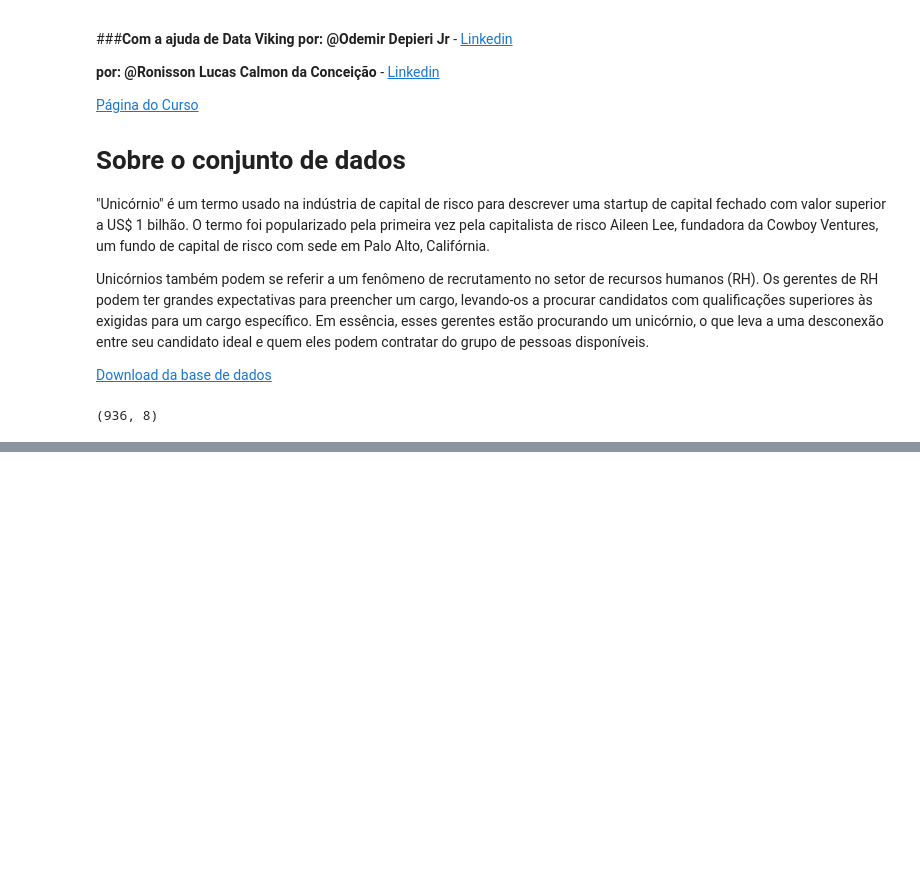
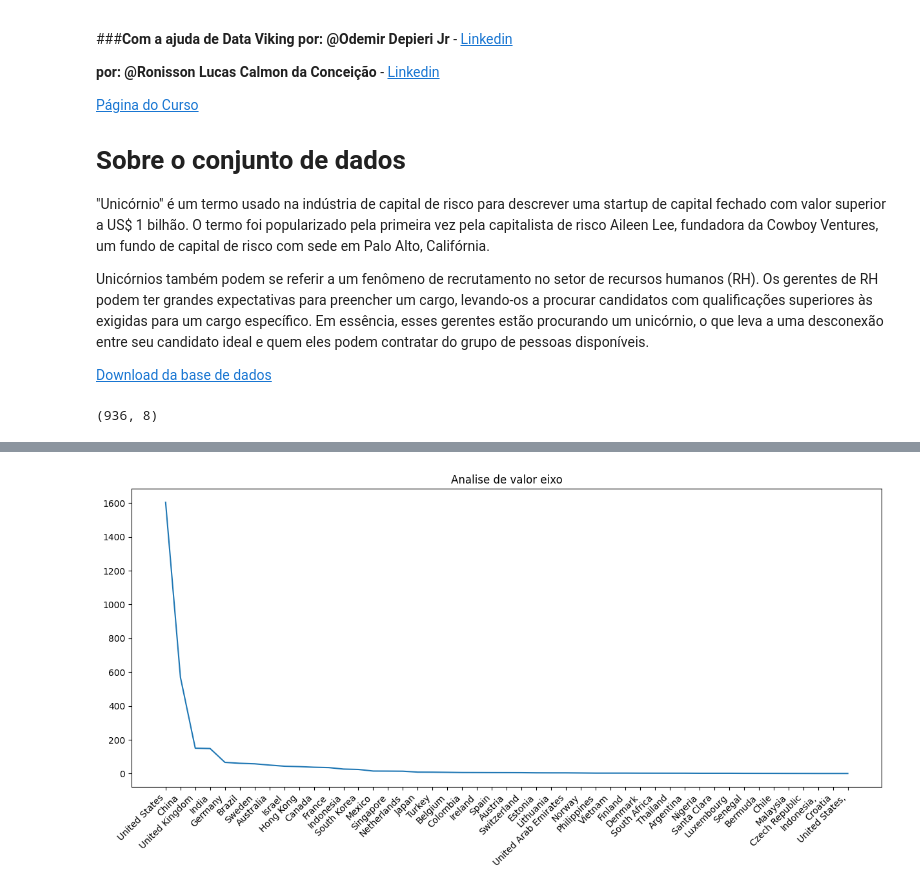
Before and after one commit to FabioHenriqueJ/Projeto-1-Unicornios, a Jupyter notebook: Projeto_1(Unicornios).ipynb, the cells around one changed output, grey strips where cells are left out. Cells and saved outputs as stored; diff of their text form; code cells hidden in the pictures; blank space fills up the shorter version.

```diff
--- a/Projeto_1(Unicornios).ipynb
+++ b/Projeto_1(Unicornios).ipynb
@@ -41,0 +200,5 @@ Base_Dados.head()
+# %%
+# EXtrai o ano do Mês
+Base_Dados['Mes'] = pd.DatetimeIndex(Base_Dados['Data de Adesão']).month
+Base_Dados['Ano'] = pd.DatetimeIndex(Base_Dados['Data de Adesão']).year
+Base_Dados.head()
@@ -41,0 +251,4 @@ Base_Dados.head()
+# %%
+# transformado a coluna em valor float
+Base_Dados['Valor ($)'] = pd.to_numeric(Base_Dados['Valor ($)'].replace('$', ''))
+Base_Dados.head(10)
@@ -41,0 +267,4 @@ Base_Dados.head()
+# %%
+# tabela Analitica
+Analise_Pais = Base_Dados.groupby(by=['Pais']).sum()['Valor ($)'].reset_index()
+Analise_Pais.head()
@@ -41,0 +278,3 @@ Base_Dados.head()
+# %%
+Analise_Valor = Analise_Pais.sort_values('Valor ($)', ascending=False)#.reset_index()
+Analise_Valor.head()
@@ -41,0 +288,7 @@ Base_Dados.head()
+# %%
+plt.figure( figsize=(15,6))
+plt.title('Analise de valor eixo')
+plt.plot(Analise_Valor['Pais'], Analise_Valor['Valor ($)'])
+plt.xticks( rotation=45, ha= 'right');
+# %% [output]
+[figure, added]
```
Also changed, not shown: parts of 21 cells of this notebook.
